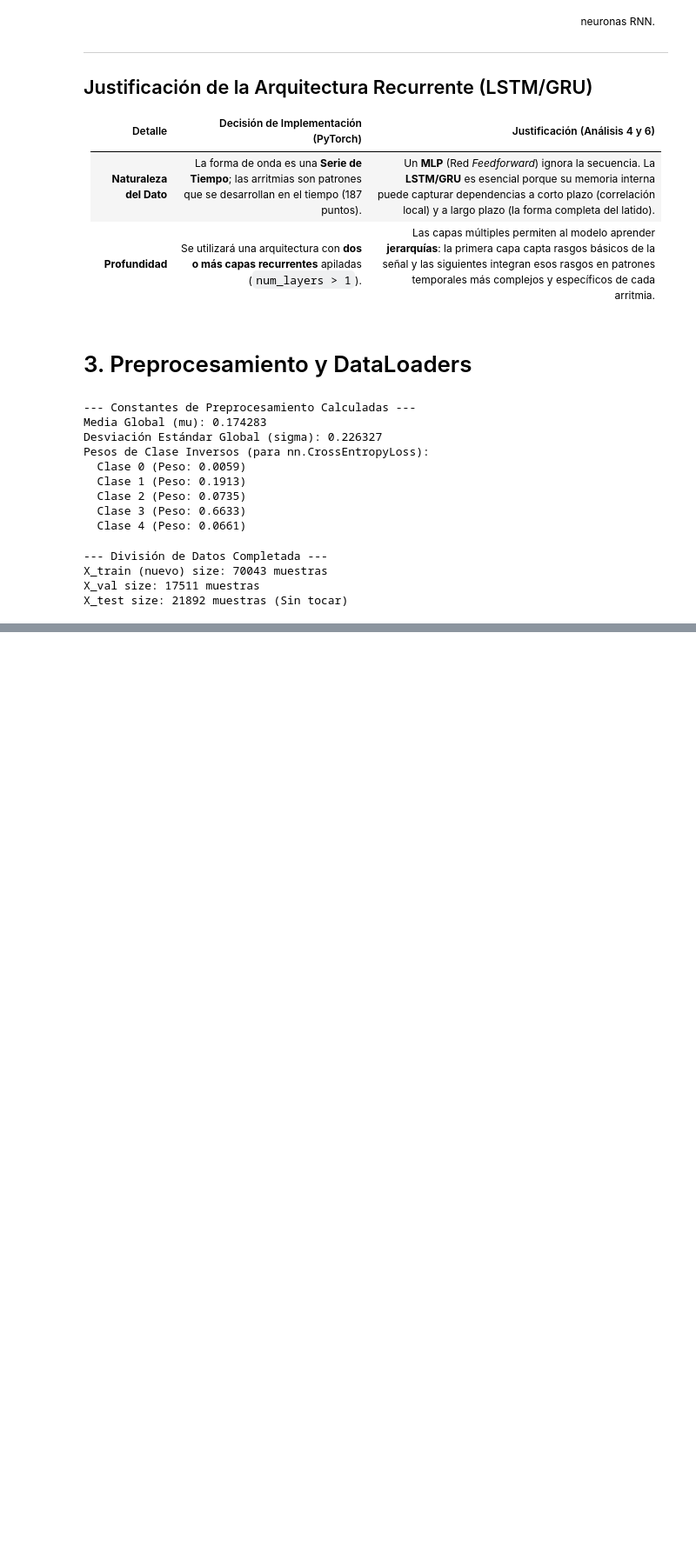
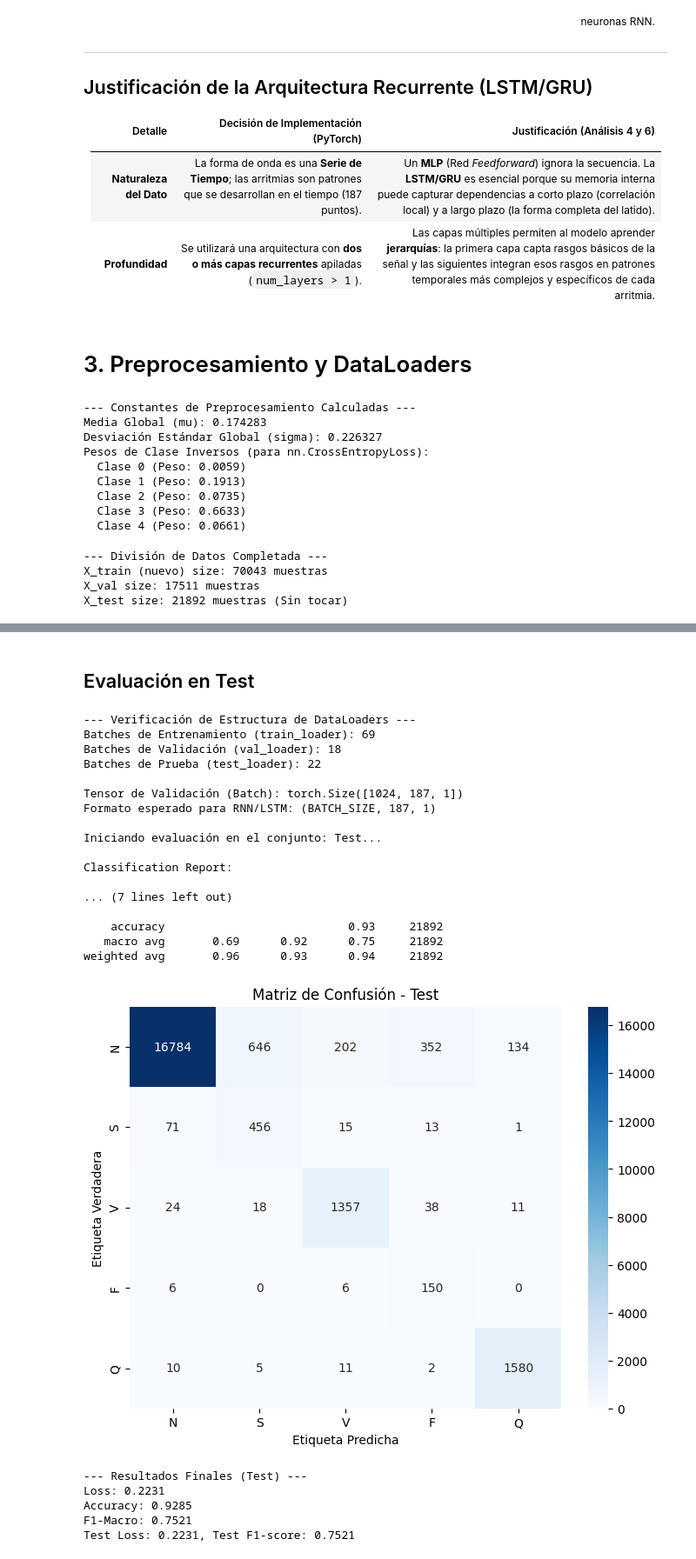
Before and after one commit to kidnixt/heartbeat, a Jupyter notebook: heartbeat.ipynb, the cells around one changed output, grey strips where cells are left out. Shown at 87% size. Drawn from its saved outputs; the diff is of its cells as text; code cells hidden in the pictures; blank space fills up the shorter version.

```diff
--- a/heartbeat.ipynb
+++ b/heartbeat.ipynb
@@ -731,0 +1244,46 @@ Resultado en Conjunto de Prueba:
+# %% [markdown]
+## Evaluación en Test
+# %%
+from types import SimpleNamespace
+best_model_path = "1_best_models/best_gru_baseline_model.pth"
+
+#load model
+config_dict = {"dropout_rate": 0.1, "weight_decay": 0.0,
+               "optimizer": "Adam", "lr": 0.0015510926725570548,
+               "input_size": 1, "hidden_size": 128,
+               "num_layers": 3, "batch_size": 1024,
+               "momentum": 0.9, "grad_clip": 1.0}
+config_obj = SimpleNamespace(**config_dict)
+model = build_ecg_gru(config_obj)
+model.load_state_dict(torch.load(best_model_path, map_location=device))
+model = model.to(device)
+
+
+_, _, test_loader = get_dataloaders(batch_size=config_obj.batch_size, num_workers=0)
+
+results_sweep_gru = evaluate_model(model, test_loader, device)
+print(f"Test Loss: {results_sweep_gru['Test_loss']:.4f}, Test F1-score: {results_sweep_gru['Test_f1_macro']:.4f}")
+# %% [output]
+--- Verificación de Estructura de DataLoaders ---
+Batches de Entrenamiento (train_loader): 69
+Batches de Validación (val_loader): 18
+Batches de Prueba (test_loader): 22
+
+Tensor de Validación (Batch): torch.Size([1024, 187, 1])
+Formato esperado para RNN/LSTM: (BATCH_SIZE, 187, 1)
+
+Iniciando evaluación en el conjunto: Test...
+
+Classification Report:
+
+... (7 lines left out)
+
+    accuracy                           0.93     21892
+   macro avg       0.69      0.92      0.75     21892
+weighted avg       0.96      0.93      0.94     21892
+[figure, added]
+--- Resultados Finales (Test) ---
+Loss: 0.2231
+Accuracy: 0.9285
+F1-Macro: 0.7521
+Test Loss: 0.2231, Test F1-score: 0.7521
```
Also changed, not shown: parts of 55 cells of this notebook, 6 other files.
